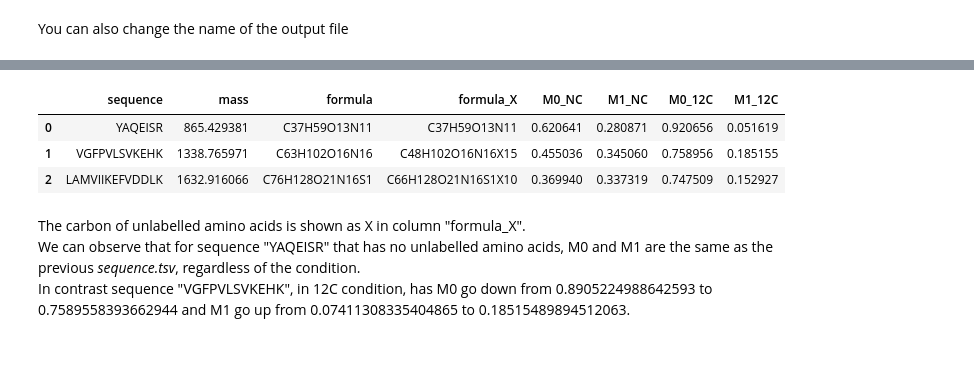
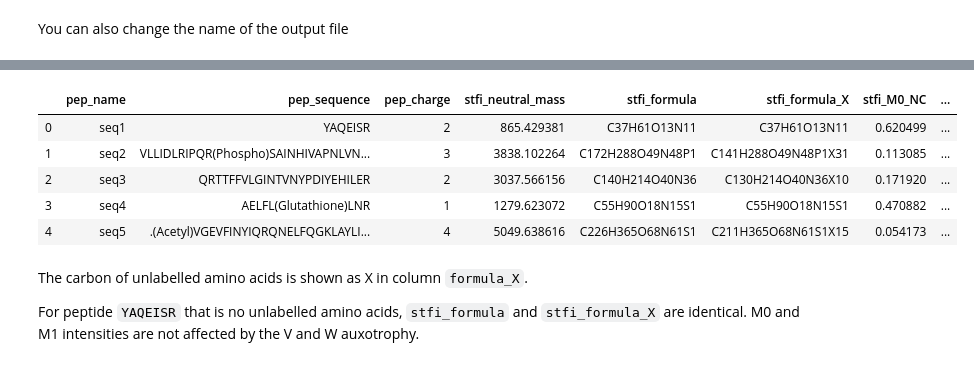
Before and after one commit to pierrepo/seq-to-first-iso, a Jupyter notebook: notebooks/demo_CLI.ipynb, the cells around one changed output, grey strips where cells are left out. Saved outputs shown, nothing was run; the diff lists cells and outputs as text; code cells hidden in the pictures.

```diff
--- a/notebooks/demo_CLI.ipynb
+++ b/notebooks/demo_CLI.ipynb
@@ -105,13 +134,15 @@ df.head()
 # %%
 # Read output file with different name and unlabelled amino acids.
-df = pd.read_csv("sequence.tsv", sep="\t")
+df = pd.read_csv("peptides_stfi.tsv", sep="\t")
 df.head()
 # %% [output]
-|  | sequence | mass | formula | formula_X | M0_NC | M1_NC | M0_12C | M1_12C |
-| 0 | YAQEISR | 865.429381 | C37H59O13N11 | C37H59O13N11 | 0.620641 | 0.280871 | 0.920656 | 0.051619 |
-| 1 | VGFPVLSVKEHK | 1338.765971 | C63H102O16N16 | C48H102O16N16X15 | 0.455036 | 0.345060 | 0.758956 | 0.185155 |
-| 2 | LAMVIIKEFVDDLK | 1632.916066 | C76H128O21N16S1 | C66H128O21N16S1X10 | 0.369940 | 0.337319 | 0.747509 | 0.152927 |
+|  | pep_name | pep_sequence | pep_charge | stfi_neutral_mass | stfi_formula | stfi_formula_X | stfi_M0_NC | ... |
+| 0 | seq1 | YAQEISR | 2 | 865.429381 | C37H61O13N11 | C37H61O13N11 | 0.620499 | ... |
+| 1 | seq2 | VLLIDLRIPQR(Phospho)SAINHIVAPNLVN... | 3 | 3838.102264 | C172H288O49N48P1 | C141H288O49N48P1X31 | 0.113085 | ... |
+| 2 | seq3 | QRTTFFVLGINTVNYPDIYEHILER | 2 | 3037.566156 | C140H214O40N36 | C130H214O40N36X10 | 0.171920 | ... |
+| 3 | seq4 | AELFL(Glutathione)LNR | 1 | 1279.623072 | C55H90O18N15S1 | C55H90O18N15S1 | 0.470882 | ... |
+| 4 | seq5 | .(Acetyl)VGEVFINYIQRQNELFQGKLAYLI... | 4 | 5049.638616 | C226H365O68N61S1 | C211H365O68N61S1X15 | 0.054173 | ... |
 # %% [markdown]
-The carbon of unlabelled amino acids is shown as X in column "formula_X".
-We can observe that for sequence "YAQEISR" that has no unlabelled amino acids, M0 and M1 are the same as the previous *sequence.tsv*, regardless of the condition.
-In contrast sequence "VGFPVLSVKEHK", in 12C condition, has M0 go down from 0.8905224988642593 to 0.7589558393662944 and M1 go up from 0.07411308335404865 to 0.18515489894512063.
+The carbon of unlabelled amino acids is shown as X in column `formula_X`.
+
+For peptide `YAQEISR` that is no unlabelled amino acids, `stfi_formula` and `stfi_formula_X` are identical. M0 and M1 intensities are not affected by the V and W auxotrophy.
```
Also changed, not shown: parts of 11 cells of this notebook, 3 other files.
